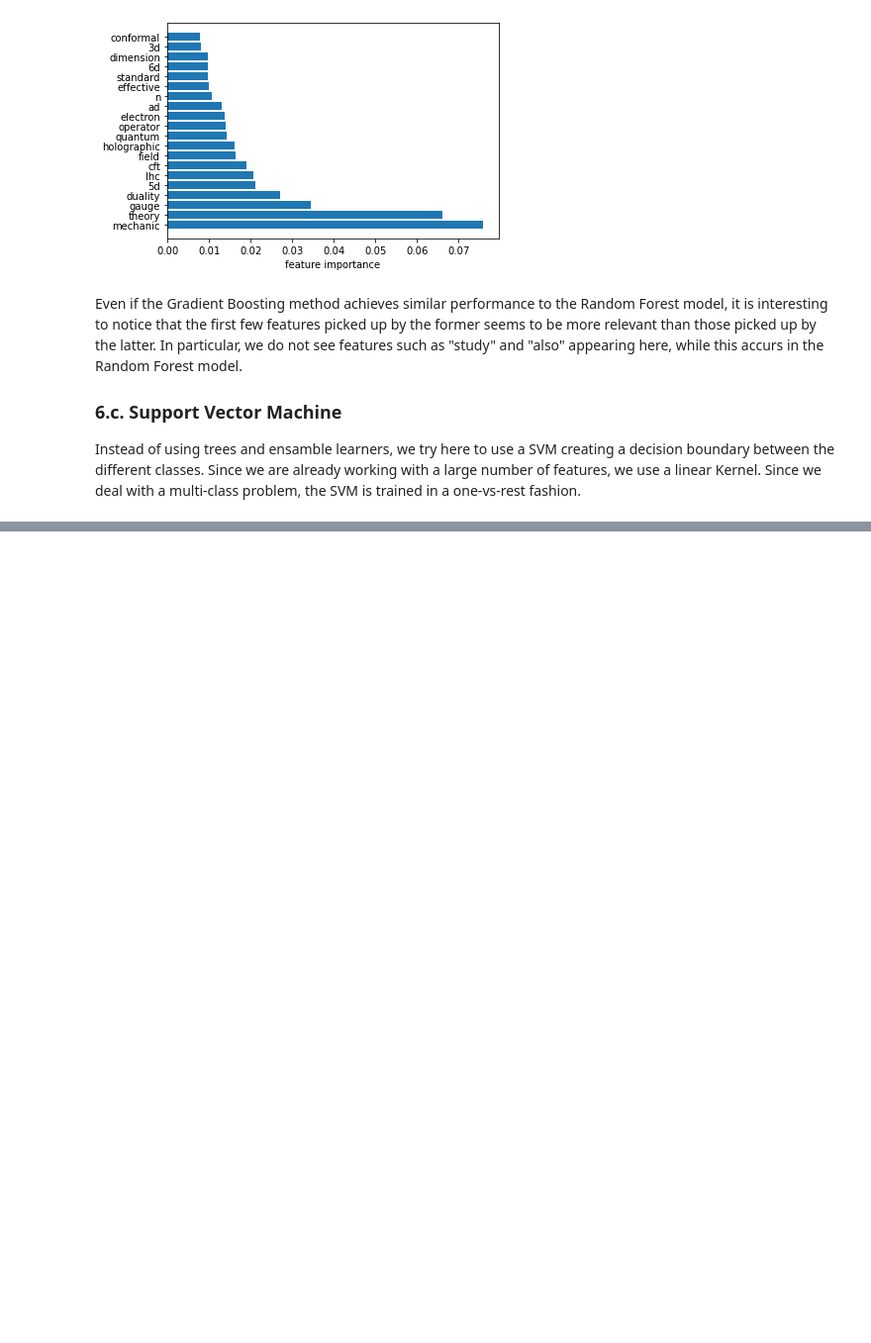
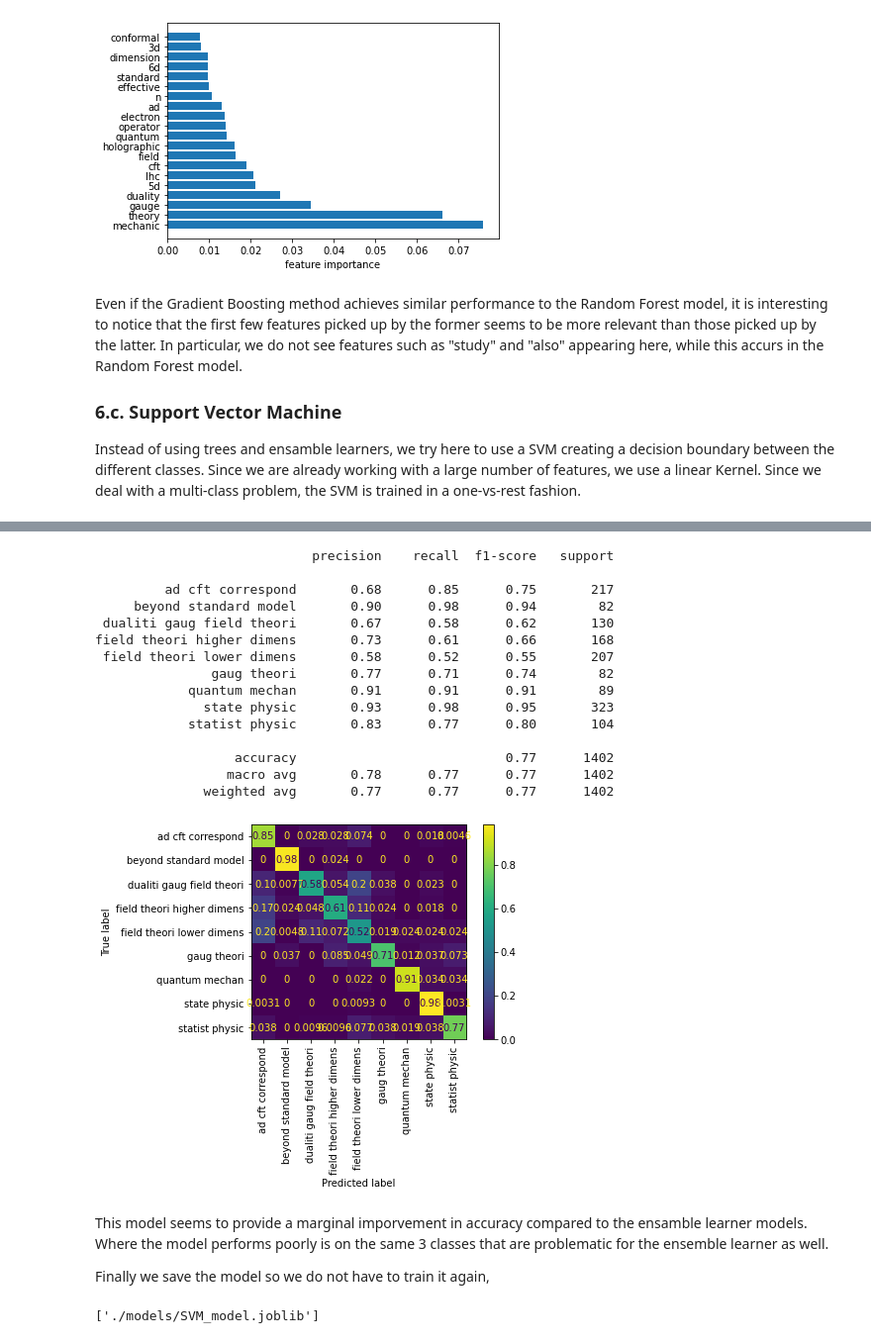
Before and after one commit to carlosparaciari/abstract-classification-supervised, a Jupyter notebook: paper_classification.ipynb, the cells around one changed output, grey strips where cells are left out. Shown: that part at 99% size. Cells and saved outputs as stored; diff of their text form; code cells hidden in the pictures; blank space fills up the shorter version.

Commit message:
SVM model added to the study

```diff
--- a/paper_classification.ipynb
+++ b/paper_classification.ipynb
@@ -993,0 +1035,8 @@ Instead of using trees and ensamble learners, we try here to use a SVM creating
+# %%
+model_SVM = LinearSVC()
+
+model_SVM.set_params(loss='hinge')
+model_SVM.set_params(C=1.7)
+model_SVM.set_params(intercept_scaling=2)
+
+model_SVM.set_params(random_state=1847)
@@ -993,0 +1047,2 @@ Instead of using trees and ensamble learners, we try here to use a SVM creating
+# %%
+model_SVM.fit(X_train, y_train)
@@ -993,0 +1051,33 @@ Instead of using trees and ensamble learners, we try here to use a SVM creating
+# %%
+# Let's check the performance of the classifier
+performance_SVM = classification_report(y_test, model_SVM.predict(X_test))
+print(performance_SVM)
+
+# Let's visualize the confusion matrix for this classifier
+plot_confusion_matrix(model_SVM,X_test,y_test,xticks_rotation='vertical',normalize='true')
+plt.show()
+# %% [output]
+                            precision    recall  f1-score   support
+
+         ad cft correspond       0.68      0.85      0.75       217
+     beyond standard model       0.90      0.98      0.94        82
+ dualiti gaug field theori       0.67      0.58      0.62       130
+field theori higher dimens       0.73      0.61      0.66       168
+ field theori lower dimens       0.58      0.52      0.55       207
+               gaug theori       0.77      0.71      0.74        82
+            quantum mechan       0.91      0.91      0.91        89
+              state physic       0.93      0.98      0.95       323
+            statist physic       0.83      0.77      0.80       104
+
+                  accuracy                           0.77      1402
+                 macro avg       0.78      0.77      0.77      1402
+              weighted avg       0.77      0.77      0.77      1402
+[figure, added]
+# %% [markdown]
+This model seems to provide a marginal imporvement in accuracy compared to the ensamble learner models. Where the model performs poorly is on the same 3 classes that are problematic for the ensemble learner as well.
+
+Finally we save the model so we do not have to train it again,
+# %%
+dump(model_SVM, './models/SVM_model.joblib')
+# %% [output]
+['./models/SVM_model.joblib']
```
Also changed, not shown: parts of 14 cells of this notebook.
